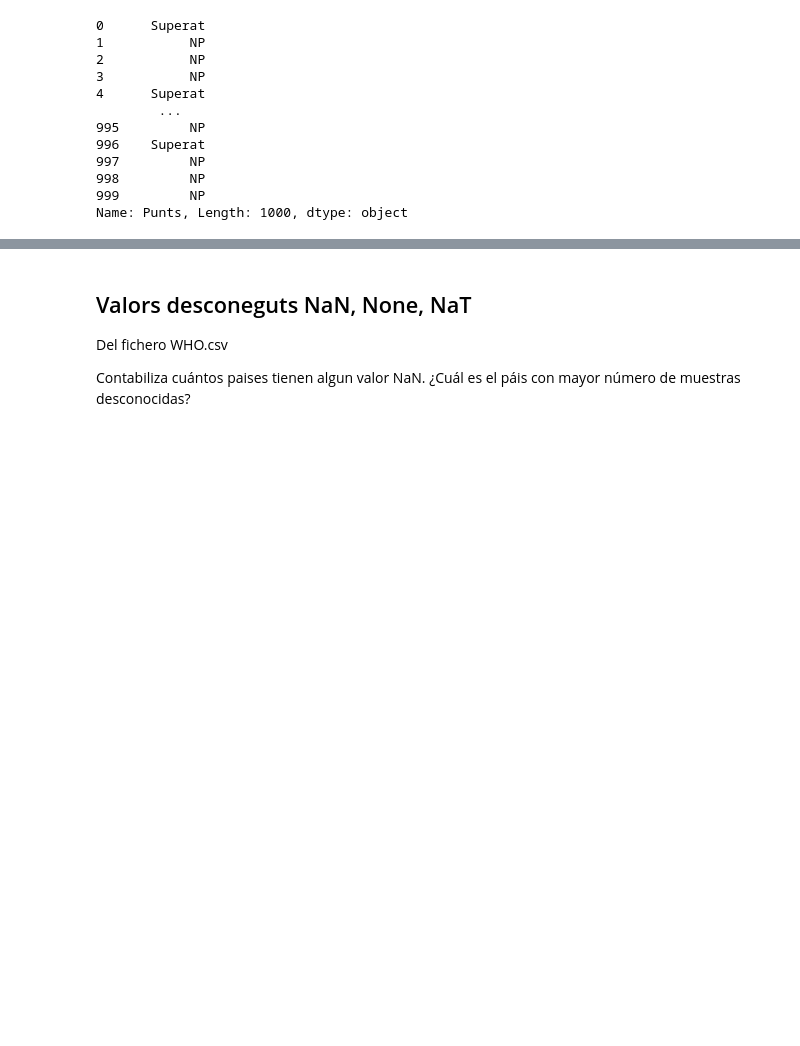
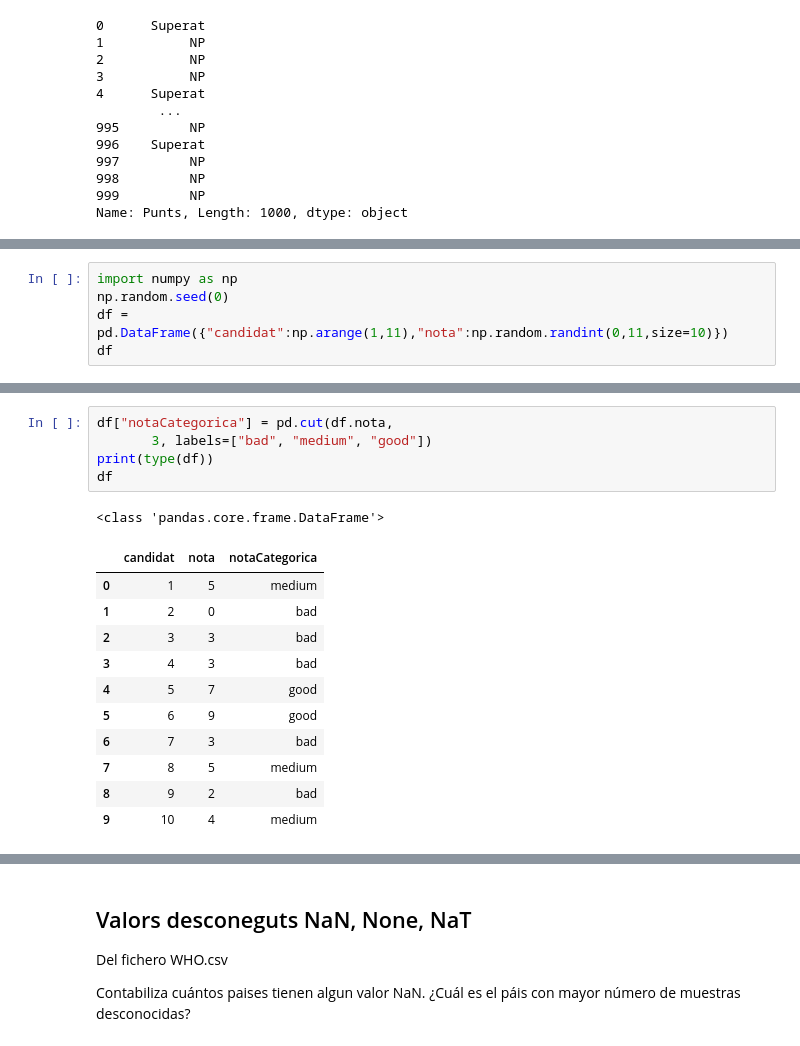
Before and after one commit to wisaaco/TallerPythonEBAP, a Jupyter notebook: lessons/6_Altres_Operacions.ipynb, the cells around one changed output, grey strips where cells are left out. Cells and saved outputs as stored; diff of their text form; blank space fills up the shorter version.

```diff
--- a/lessons/6_Altres_Operacions.ipynb
+++ b/lessons/6_Altres_Operacions.ipynb
@@ -63,0 +64,5 @@ QCUT
+# %%
+import numpy as np
+np.random.seed(0)
+df = pd.DataFrame({"candidat":np.arange(1,11),"nota":np.random.randint(0,11,size=10)})
+df
@@ -63,0 +81,18 @@ QCUT
+# %%
+df["notaCategorica"] = pd.cut(df.nota,
+       3, labels=["bad", "medium", "good"])
+print(type(df))
+df
+# %% [output]
+<class 'pandas.core.frame.DataFrame'>
+|  | candidat | nota | notaCategorica |
+| 0 | 1 | 5 | medium |
+| 1 | 2 | 0 | bad |
+| 2 | 3 | 3 | bad |
+| 3 | 4 | 3 | bad |
+| 4 | 5 | 7 | good |
+| 5 | 6 | 9 | good |
+| 6 | 7 | 3 | bad |
+| 7 | 8 | 5 | medium |
+| 8 | 9 | 2 | bad |
+| 9 | 10 | 4 | medium |
```
Also changed, not shown: parts of 13 cells of this notebook, 4 other files.
